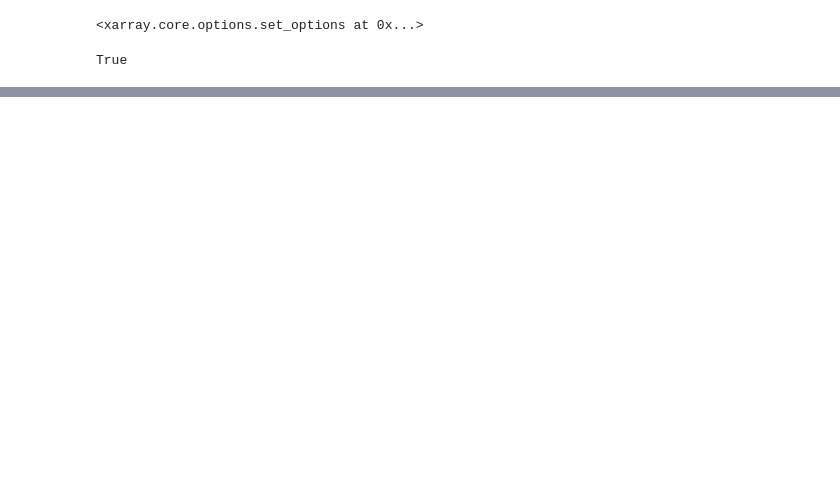
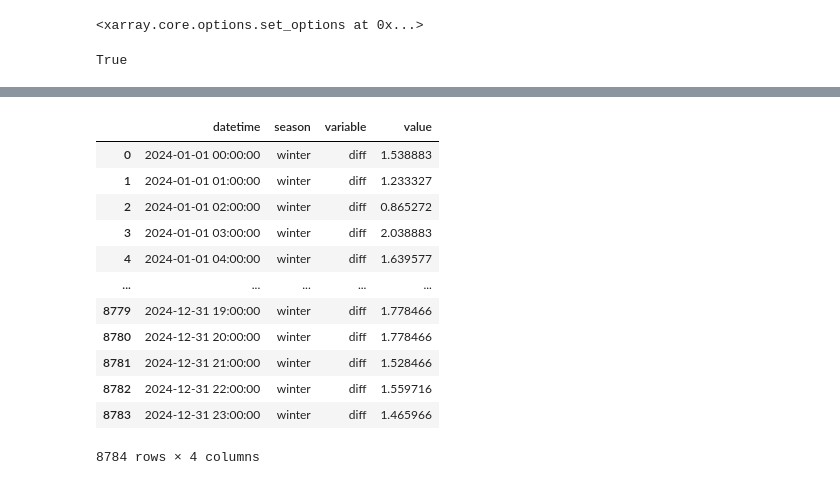
Before and after one commit to emanuel-gf/global-temp-anomaly---daily-max-nasa-esa-era5, a Jupyter notebook: daily_max_temp/explore_temp_and_time_distribution/retrieve_london_era5.ipynb, the cells around one changed output, grey strips where cells are left out. Drawn from its saved outputs; the diff is of its cells as text; code cells hidden in the pictures; blank space fills up the shorter version.

```diff
--- a/daily_max_temp/explore_temp_and_time_distribution/retrieve_london_era5.ipynb
+++ b/daily_max_temp/explore_temp_and_time_distribution/retrieve_london_era5.ipynb
@@ -129,0 +305,15 @@ df.head()
+# %%
+yearr = 2024
+df = pd.read_parquet(f"/home/camarada/Documents/projects/temp-grss-nasa/daily_max_temp/explore_temp_and_time_distribution/era5_london_clima/era5_{yearr}.parquet")
+df_filter = df.loc[df['datetime'].dt.year == pd.Timestamp('2024-01-01').year]
+# %%
+dff = pd.concat([
+    df_filter[['datetime','t2m']].set_index('datetime'),
+    df_wupl[['datetime','WU_temp']].set_index(['datetime']).resample('1h').mean()
+],
+    axis=1)
+
+## modify name
+dff = dff.rename(columns={
+            't2m':'ERA5',
+            'WU_temp':'WeaUnder'})
@@ -129,0 +336,2 @@ df.head()
+# %%
+dff['diff'] = dff['WeaUnder'] -  dff['ERA5']
@@ -129,0 +353,26 @@ df.head()
+# %%
+season_map = {
+    12: "winter", 1: "winter", 2: "winter",
+    3: "spring", 4: "spring", 5: "spring",
+    6: "summer", 7: "summer", 8: "summer",
+    9: "autumn", 10: "autumn", 11: "autumn"
+}
+
+dff["season"] = dff.reset_index()["datetime"].dt.month.map(season_map).values
+# %%
+dff.reset_index().drop(columns=['ERA5','WeaUnder']).melt(id_vars=['datetime','season'],
+                                                                value_vars=['diff']   )
+# %% [output]
+|  | datetime | season | variable | value |
+| 0 | 2024-01-01 00:00:00 | winter | diff | 1.538883 |
+| 1 | 2024-01-01 01:00:00 | winter | diff | 1.233327 |
+| 2 | 2024-01-01 02:00:00 | winter | diff | 0.865272 |
+| 3 | 2024-01-01 03:00:00 | winter | diff | 2.038883 |
+| 4 | 2024-01-01 04:00:00 | winter | diff | 1.639577 |
+| ... | ... | ... | ... | ... |
+| 8779 | 2024-12-31 19:00:00 | winter | diff | 1.778466 |
+| 8780 | 2024-12-31 20:00:00 | winter | diff | 1.778466 |
+| 8781 | 2024-12-31 21:00:00 | winter | diff | 1.528466 |
+| 8782 | 2024-12-31 22:00:00 | winter | diff | 1.559716 |
+| 8783 | 2024-12-31 23:00:00 | winter | diff | 1.465966 |
+8784 rows × 4 columns
```
Also changed, not shown: parts of 39 cells of this notebook, 1 other file.
